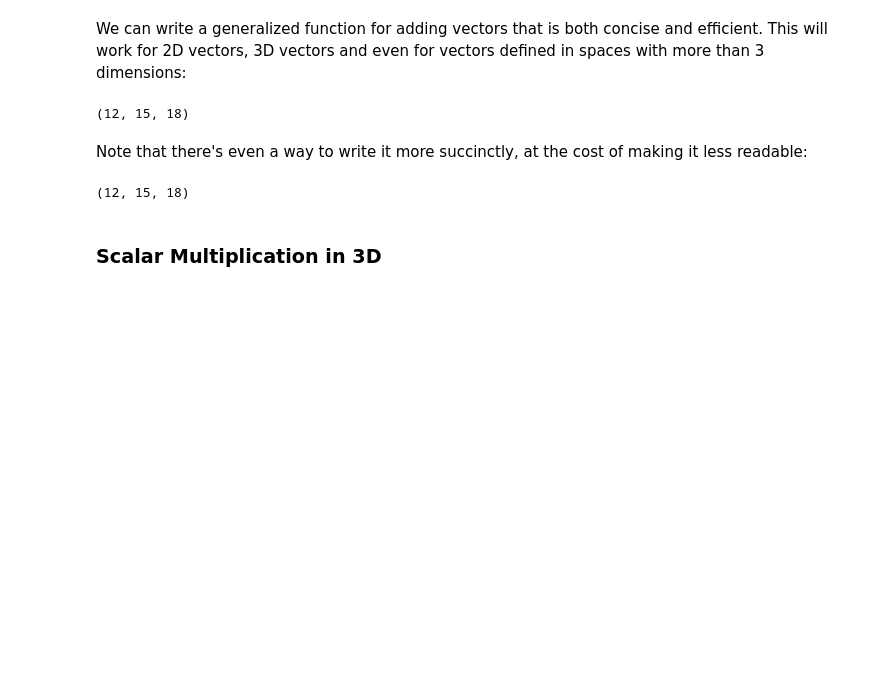
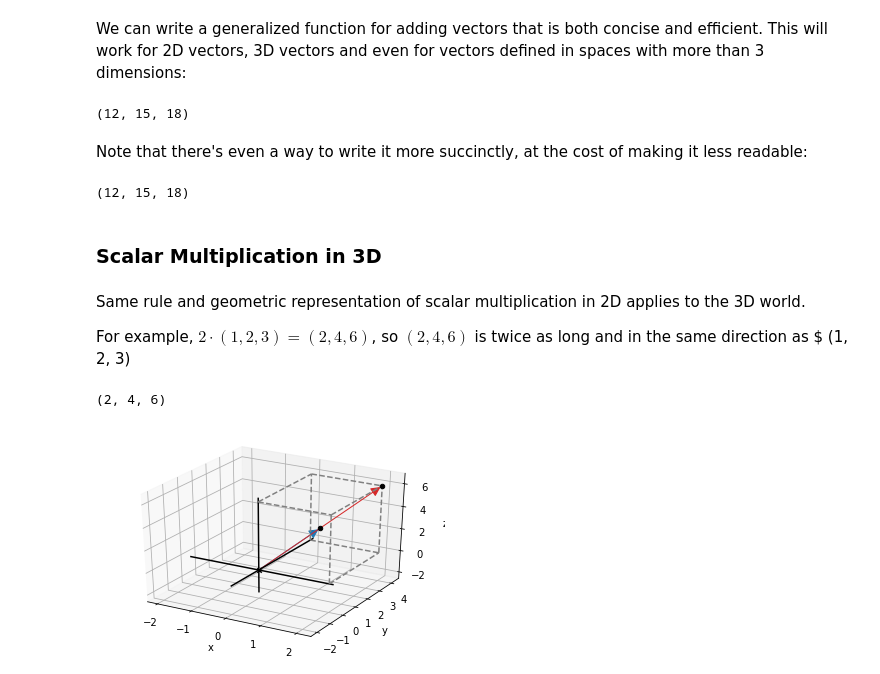
Before and after one commit to sergiofgonzalez/math-workbench, a Jupyter notebook: 02-the-3d-space/01-the-3d-space-notebook/vectors-in-3d.ipynb, the cells around one changed output. Saved outputs shown, nothing was run; the diff lists cells and outputs as text; code cells hidden in the pictures; blank space fills up the shorter version.

```diff
--- a/02-the-3d-space/01-the-3d-space-notebook/vectors-in-3d.ipynb
+++ b/02-the-3d-space/01-the-3d-space-notebook/vectors-in-3d.ipynb
@@ -121,3 +121,23 @@ print(add_one_liner((1, 2, 3), (4, 5, 6), (7, 8, 9)))
 (12, 15, 18)
 # %% [markdown]
 ### Scalar Multiplication in 3D
+# %% [markdown]
+Same rule and geometric representation of scalar multiplication in 2D applies to the 3D world.
+
+For example, $ 2 \cdot (1, 2, 3) = (2, 4, 6) $, so $ (2, 4, 6) $ is twice as long and in the same direction as $ (1, 2, 3)
+# %%
+def scale(factor, vector):
+    return tuple( factor * v_i for v_i in vector )
+
+v = (1, 2, 3)
+scaled_v = scale(2, v)
+print(scaled_v)
+
+draw3d(
+    Arrow3D(v, color=blue), Points3D(v),
+    Arrow3D(scaled_v, color=red), Points3D(scaled_v),
+    Box3D(*scaled_v)
+)
+# %% [output]
+(2, 4, 6)
+[figure, added]
```
Also changed, not shown: parts of 11 cells of this notebook, 2 other files.
